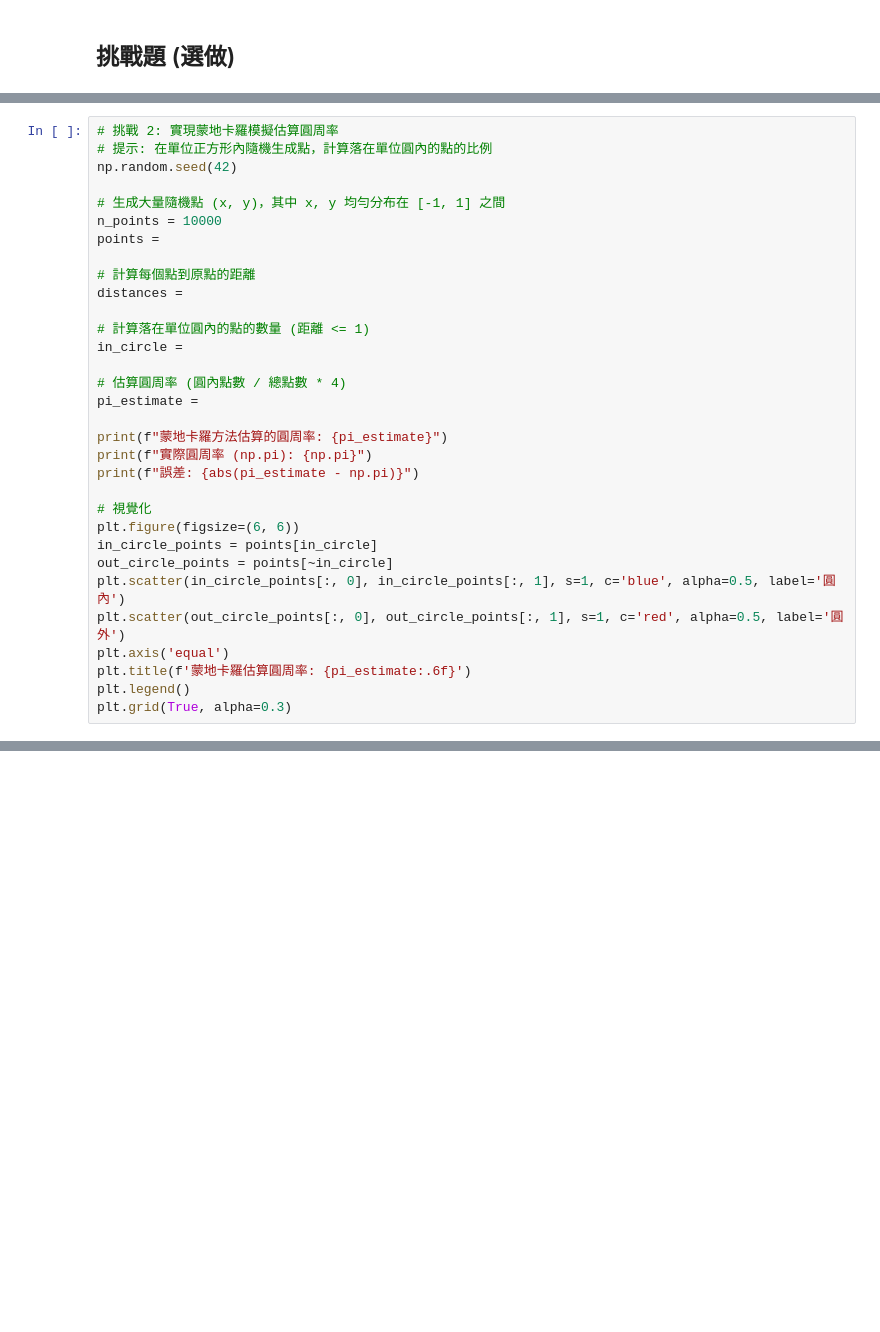
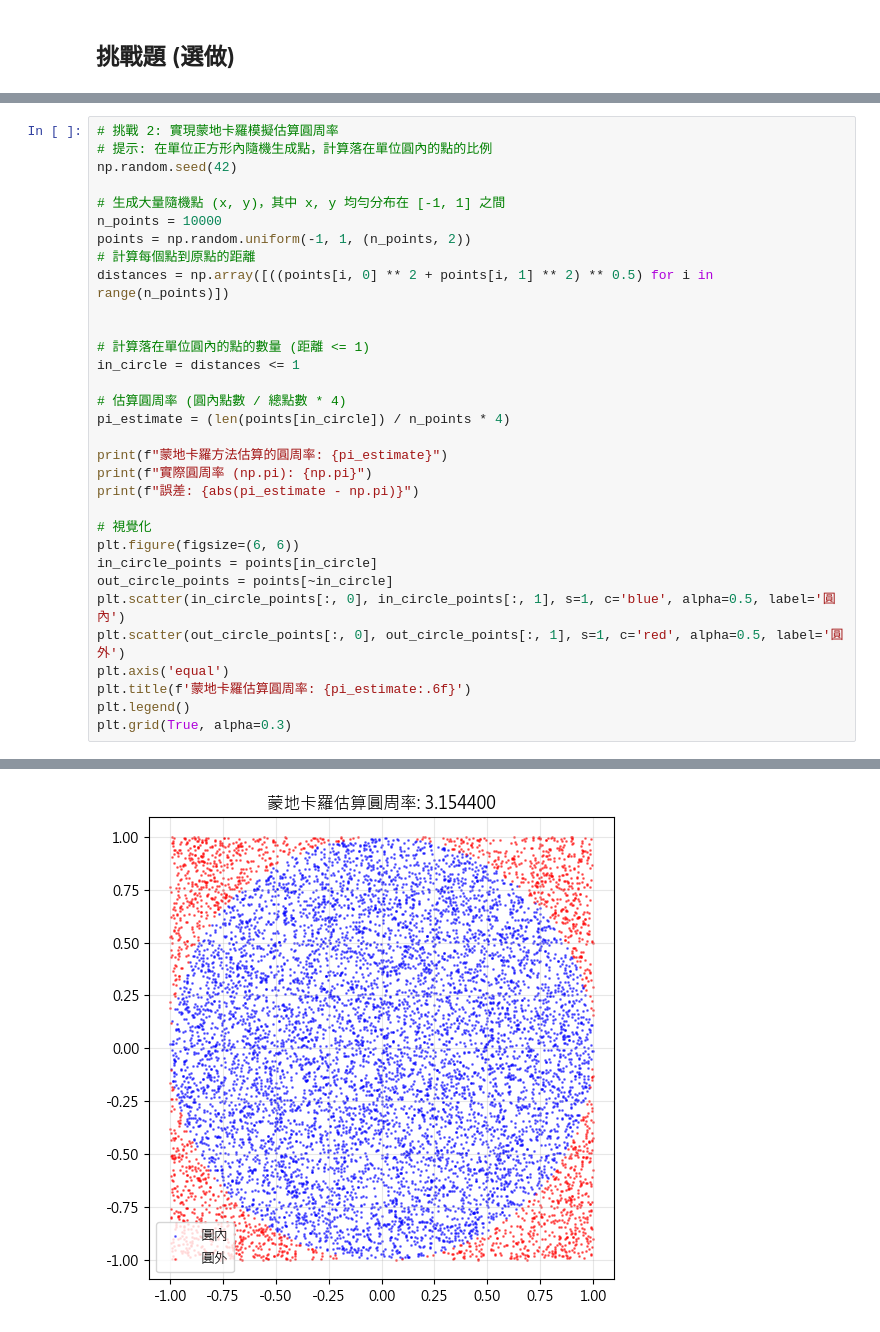
Before and after one commit to kimo072599/iSpan-python-data-analysis, a Jupyter notebook: Special-Edition_python_DA/Python_DA_Course/M1_Numpy_Basic/exercises_HW/M1_exercise.ipynb, the cells around one changed output, grey strips where cells are left out. Cells and saved outputs as stored; diff of their text form; blank space fills up the shorter version.

```diff
--- a/Special-Edition_python_DA/Python_DA_Course/M1_Numpy_Basic/exercises_HW/M1_exercise.ipynb
+++ b/Special-Edition_python_DA/Python_DA_Course/M1_Numpy_Basic/exercises_HW/M1_exercise.ipynb
@@ -845,16 +896,16 @@ np.random.seed(42)
 
 # 生成大量隨機點 (x, y)，其中 x, y 均勻分布在 [-1, 1] 之間
 n_points = 10000
-points =
+points = np.random.uniform(-1, 1, (n_points, 2))
+# 計算每個點到原點的距離
+distances = np.array([((points[i, 0] ** 2 + points[i, 1] ** 2) ** 0.5) for i in range(n_points)])
 
-# 計算每個點到原點的距離
-distances =
 
 # 計算落在單位圓內的點的數量 (距離 <= 1)
-in_circle =
+in_circle = distances <= 1
 
 # 估算圓周率 (圓內點數 / 總點數 * 4)
-pi_estimate =
+pi_estimate = (len(points[in_circle]) / n_points * 4)
 
 print(f"蒙地卡羅方法估算的圓周率: {pi_estimate}")
 print(f"實際圓周率 (np.pi): {np.pi}")
@@ -870,3 +921,4 @@ plt.axis('equal')
 plt.title(f'蒙地卡羅估算圓周率: {pi_estimate:.6f}')
 plt.legend()
 plt.grid(True, alpha=0.3)
+# %% [output]
@@ -872,0 +928 @@ plt.grid(True, alpha=0.3)
+[figure, added]
```
Also changed, not shown: parts of 9 cells of this notebook, 2 other files.
